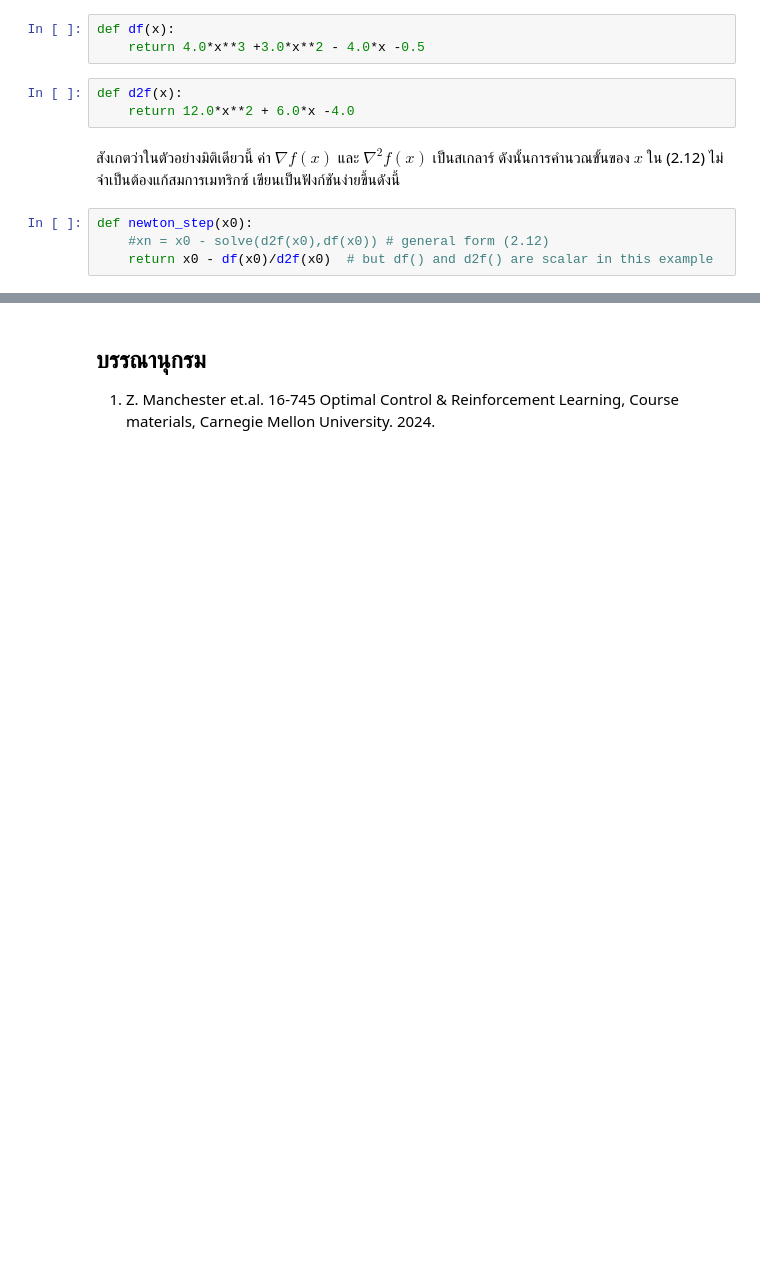
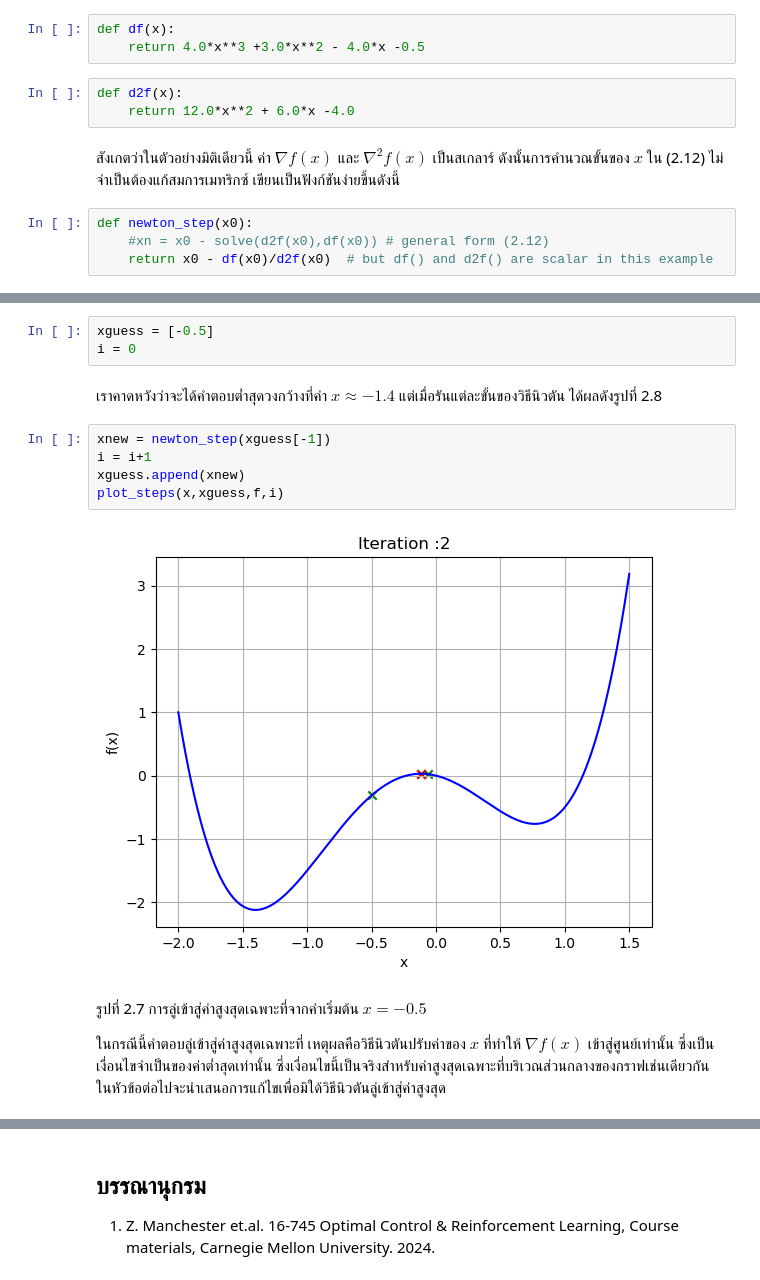
Before and after one commit to dewdotninja/ocrl, a Jupyter notebook: doc/notebooks/chapter2.ipynb, the cells around one changed output, grey strips where cells are left out. Cells and saved outputs as stored; diff of their text form; blank space fills up the shorter version.

```diff
--- a/doc/notebooks/chapter2.ipynb
+++ b/doc/notebooks/chapter2.ipynb
@@ -362,0 +391,19 @@ plt.show()
+# %%
+xguess = [-0.5]
+i = 0
+# %% [markdown]
+เราคาดหวังว่าจะได้คำตอบต่ำสุดวงกว้างที่ค่า $x \approx -1.4$ แต่เมื่อรันแต่ละขั้นของวิธีนิวตัน
+ได้ผลดังรูปที่ 2.8
+# %%
+xnew = newton_step(xguess[-1])
+i = i+1
+xguess.append(xnew)
+plot_steps(x,xguess,f,i)
+# %% [output]
+[figure, added]
+# %% [markdown]
+รูปที่ 2.7 การลู่เข้าสู่ค่าสูงสุดเฉพาะที่จากค่าเริ่มต้น $x = -0.5$
+
+ในกรณีนี้คำตอบลู่เข้าสู่ค่าสูงสุดเฉพาะที่ เหตุผลคือวิธีนิวตันปรับค่าของ $x$ ที่ทำให้ $\nabla f(x)$ เข้าสู่ศูนย์เท่านั้น
+ซึ่งเป็นเงื่อนไขจำเป็นของค่าต่ำสุดเท่านั้น ซึ่งเงื่อนไขนี้เป็นจริงสำหรับค่าสูงสุดเฉพาะที่บริเวณส่วนกลางของกราฟเช่นเดียวกัน
+ในหัวข้อต่อไปจะนำเสนอการแก้ไขเพื่อมิใด้วิธีนิวตันลู่เข้าสู่ค่าสูงสุด
```
Also changed, not shown: parts of 19 cells of this notebook.
